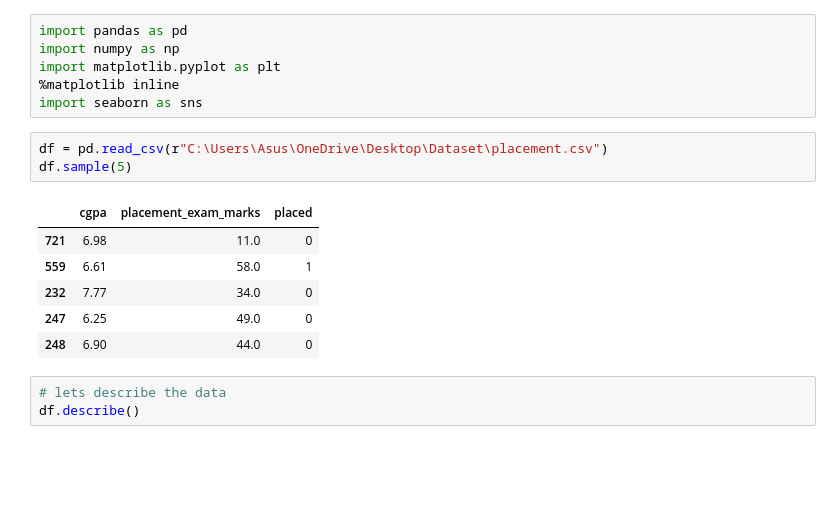
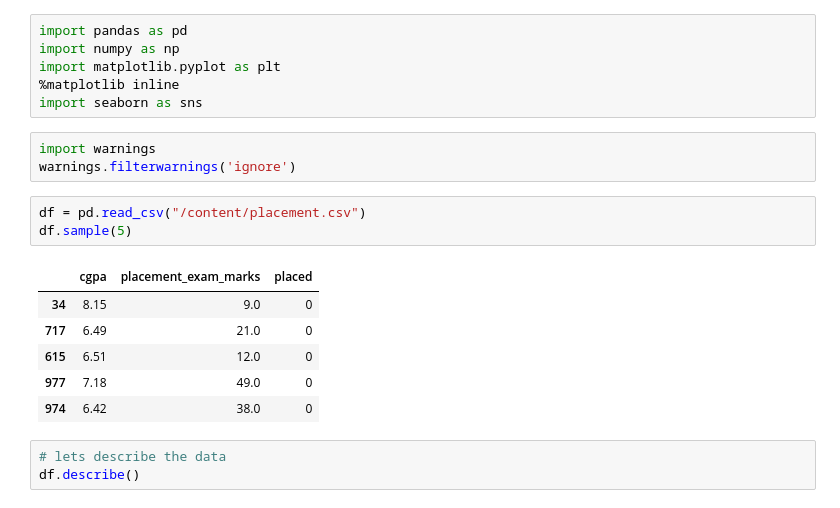
Before and after one commit to AIWalaBro/Feature_Eng, a Jupyter notebook: 5.2) Outlier Handling (via IQR).ipynb, the cells around one changed output. Drawn from its saved outputs; the diff is of its cells as text; blank space fills up the shorter version.

Commit message:
removed warnings

```diff
--- a/5.2) Outlier Handling (via IQR).ipynb
+++ b/5.2) Outlier Handling (via IQR).ipynb
@@ -6,16 +6,19 @@ import numpy as np
 import matplotlib.pyplot as plt
 %matplotlib inline
 import seaborn as sns
+# %%
+import warnings
+warnings.filterwarnings('ignore')
 # %%
-df = pd.read_csv(r"C:\Users\Asus\OneDrive\Desktop\Dataset\placement.csv")
+df = pd.read_csv("/content/placement.csv")
 df.sample(5)
 # %% [output]
 |  | cgpa | placement_exam_marks | placed |
-| 721 | 6.98 | 11.0 | 0 |
-| 559 | 6.61 | 58.0 | 1 |
-| 232 | 7.77 | 34.0 | 0 |
-| 247 | 6.25 | 49.0 | 0 |
-| 248 | 6.90 | 44.0 | 0 |
+| 34 | 8.15 | 9.0 | 0 |
+| 717 | 6.49 | 21.0 | 0 |
+| 615 | 6.51 | 12.0 | 0 |
+| 977 | 7.18 | 49.0 | 0 |
+| 974 | 6.42 | 38.0 | 0 |
 # %%
 # lets describe the data
 df.describe()
```
Also changed, not shown: parts of 1 cell of this notebook.
